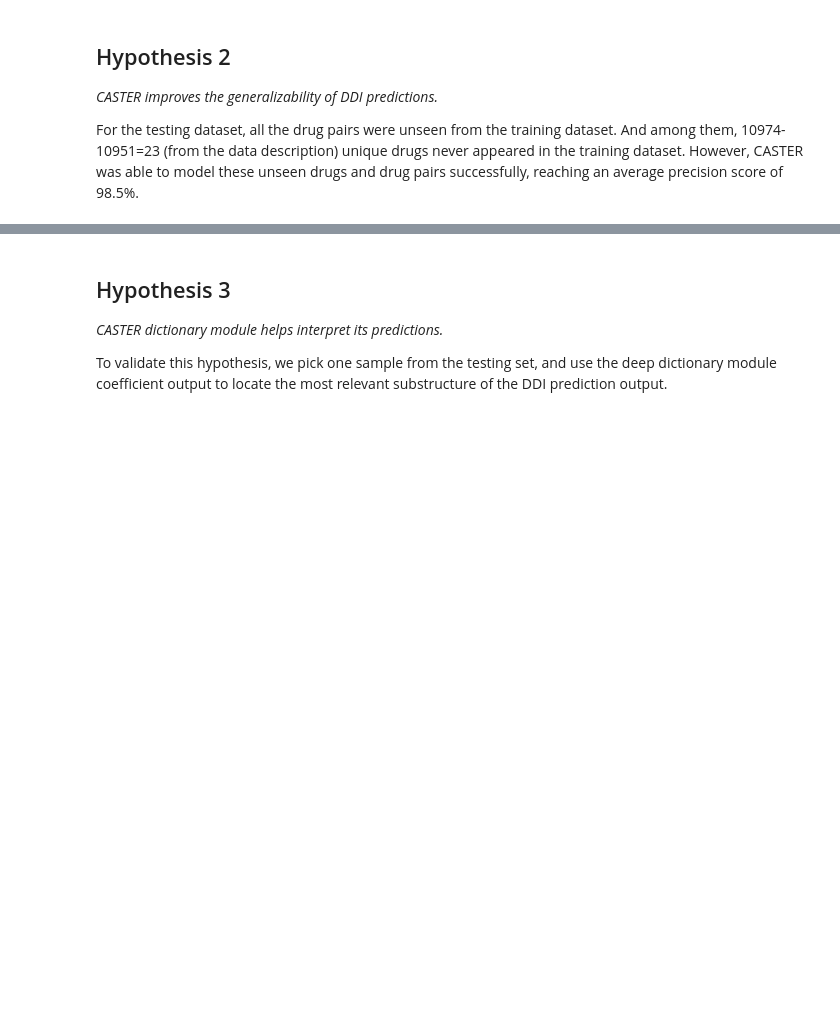
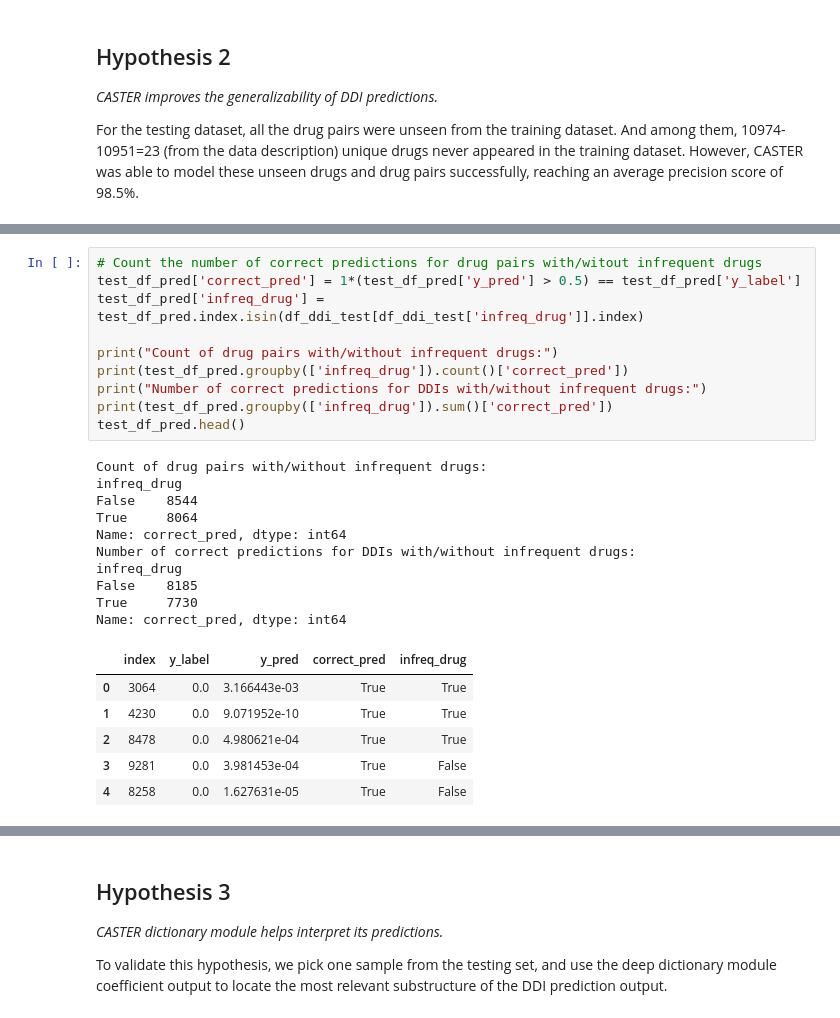
Before and after one commit to lanceyjt/cs598-dlh-team72, a Jupyter notebook: DL4H_Team72.ipynb, the cells around one changed output, grey strips where cells are left out. Cells and saved outputs as stored; diff of their text form; blank space fills up the shorter version.

```diff
--- a/DL4H_Team72.ipynb
+++ b/DL4H_Team72.ipynb
@@ -972,0 +1077,27 @@ For the testing dataset, all the drug pairs were unseen from the training datase
+# %%
+# Count the number of correct predictions for drug pairs with/witout infrequent drugs
+test_df_pred['correct_pred'] = 1*(test_df_pred['y_pred'] > 0.5) == test_df_pred['y_label']
+test_df_pred['infreq_drug'] = test_df_pred.index.isin(df_ddi_test[df_ddi_test['infreq_drug']].index)
+
+print("Count of drug pairs with/without infrequent drugs:")
+print(test_df_pred.groupby(['infreq_drug']).count()['correct_pred'])
+print("Number of correct predictions for DDIs with/without infrequent drugs:")
+print(test_df_pred.groupby(['infreq_drug']).sum()['correct_pred'])
+test_df_pred.head()
+# %% [output]
+Count of drug pairs with/without infrequent drugs:
+infreq_drug
+False    8544
+True     8064
+Name: correct_pred, dtype: int64
+Number of correct predictions for DDIs with/without infrequent drugs:
+infreq_drug
+False    8185
+True     7730
+Name: correct_pred, dtype: int64
+|  | index | y_label | y_pred | correct_pred | infreq_drug |
+| 0 | 3064 | 0.0 | 3.166443e-03 | True | True |
+| 1 | 4230 | 0.0 | 9.071952e-10 | True | True |
+| 2 | 8478 | 0.0 | 4.980621e-04 | True | True |
+| 3 | 9281 | 0.0 | 3.981453e-04 | True | False |
+| 4 | 8258 | 0.0 | 1.627631e-05 | True | False |
```
Also changed, not shown: parts of 10 cells of this notebook.
